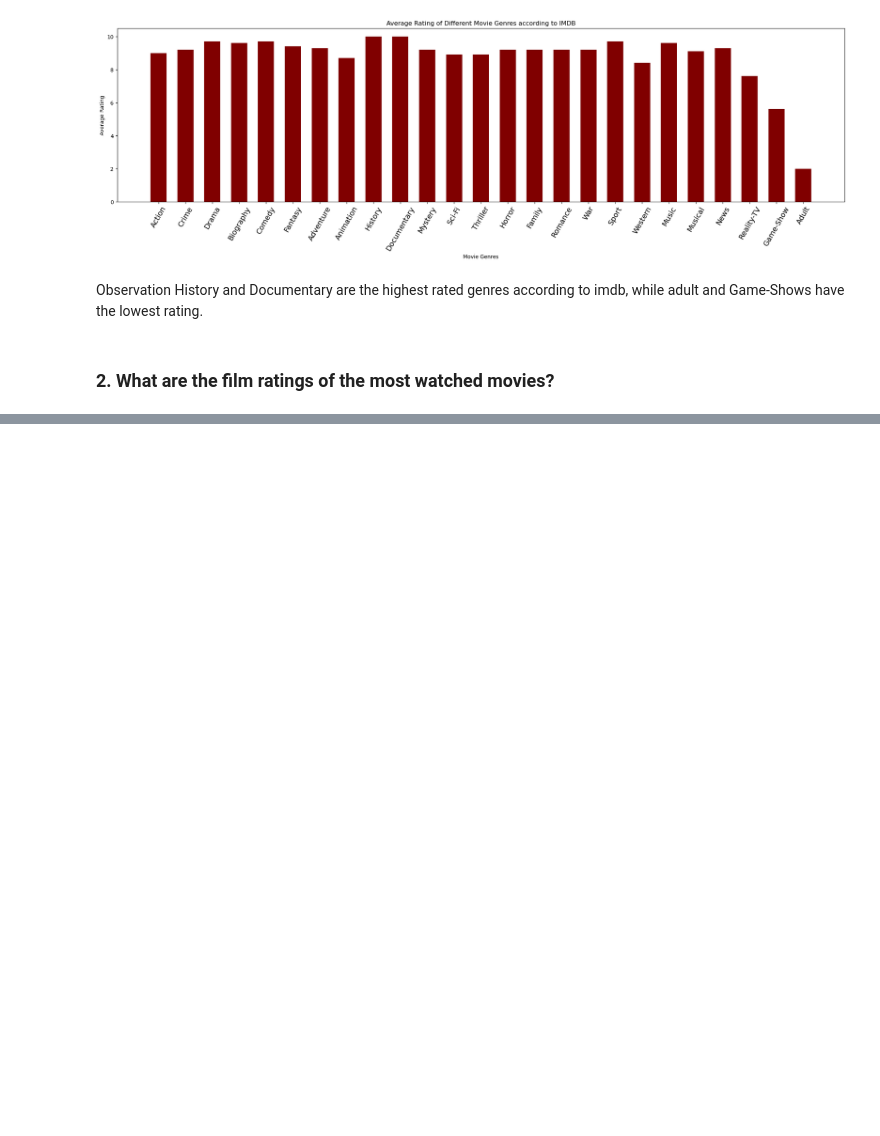
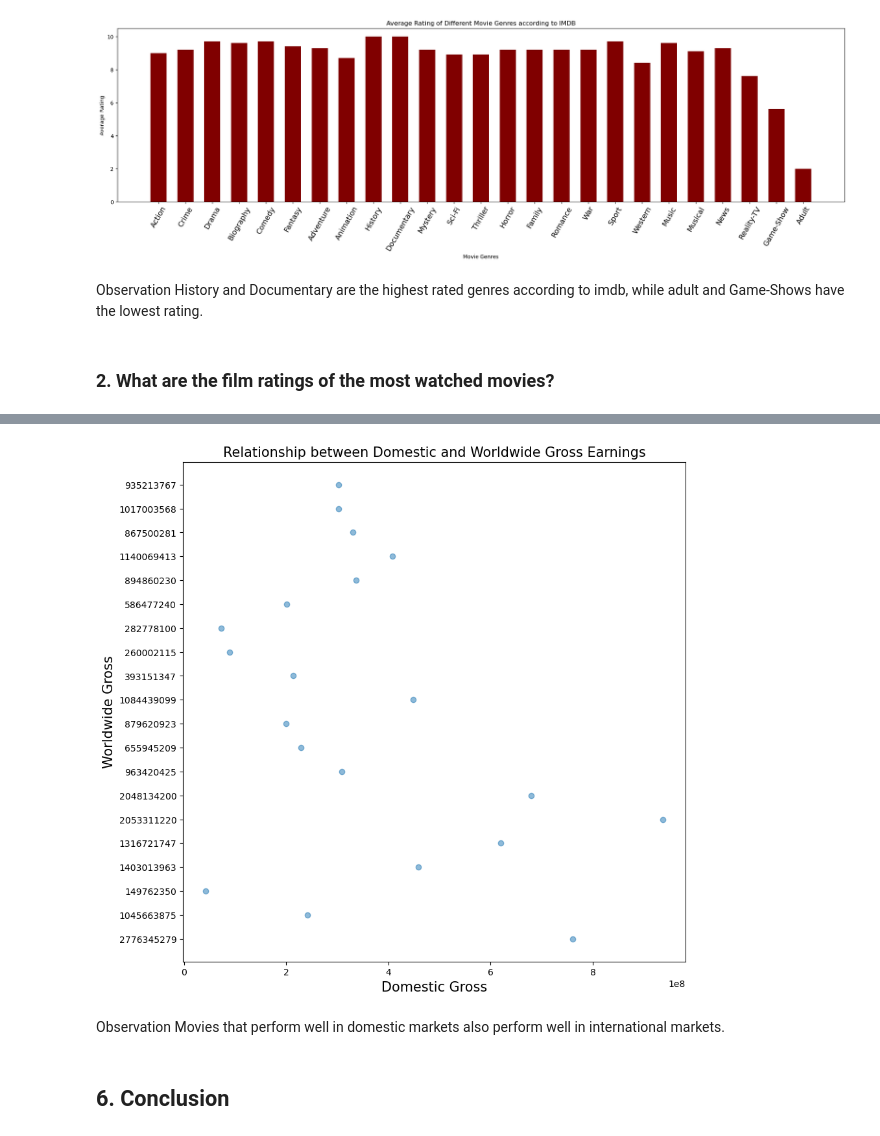
Before and after one commit to Collinskanyiri/DSC-Phase-1-project, a Jupyter notebook: student.ipynb, the cells around one changed output, grey strips where cells are left out. Drawn from its saved outputs; the diff is of its cells as text; code cells hidden in the pictures; blank space fills up the shorter version.

Commit message:
Conclusions

```diff
--- a/student.ipynb
+++ b/student.ipynb
@@ -1108,0 +1090,4 @@ tn_movie_budgets
+# %%
+#create a sample size of the top 20
+tn_movie_budgets_top=tn_movie_budgets.head(20)
+tn_movie_budgets_top
@@ -1108,0 +1112,19 @@ tn_movie_budgets
+# %%
+#plotting a scatter plot
+fig,ax = plt.subplots(figsize=(10,10))
+
+title = 'Relationship between Domestic and Worldwide Gross Earnings'
+y_label = 'Worldwide Gross'
+x_label = 'Domestic Gross'
+
+ax.scatter(tn_movie_budgets_top.domestic_gross,tn_movie_budgets_top.worldwide_gross,alpha = 0.5)
+ax.set_title(title,fontsize=15)
+ax.set_ylabel(y_label,fontsize=15)
+ax.set_xlabel(x_label,fontsize=15);
+# %% [output]
+[figure, added]
+# %% [markdown]
+Observation
+Movies that perform well in domestic markets also perform well in international markets.
+# %% [markdown]
+## 6. Conclusion
```
Also changed, not shown: parts of 20 cells of this notebook.
